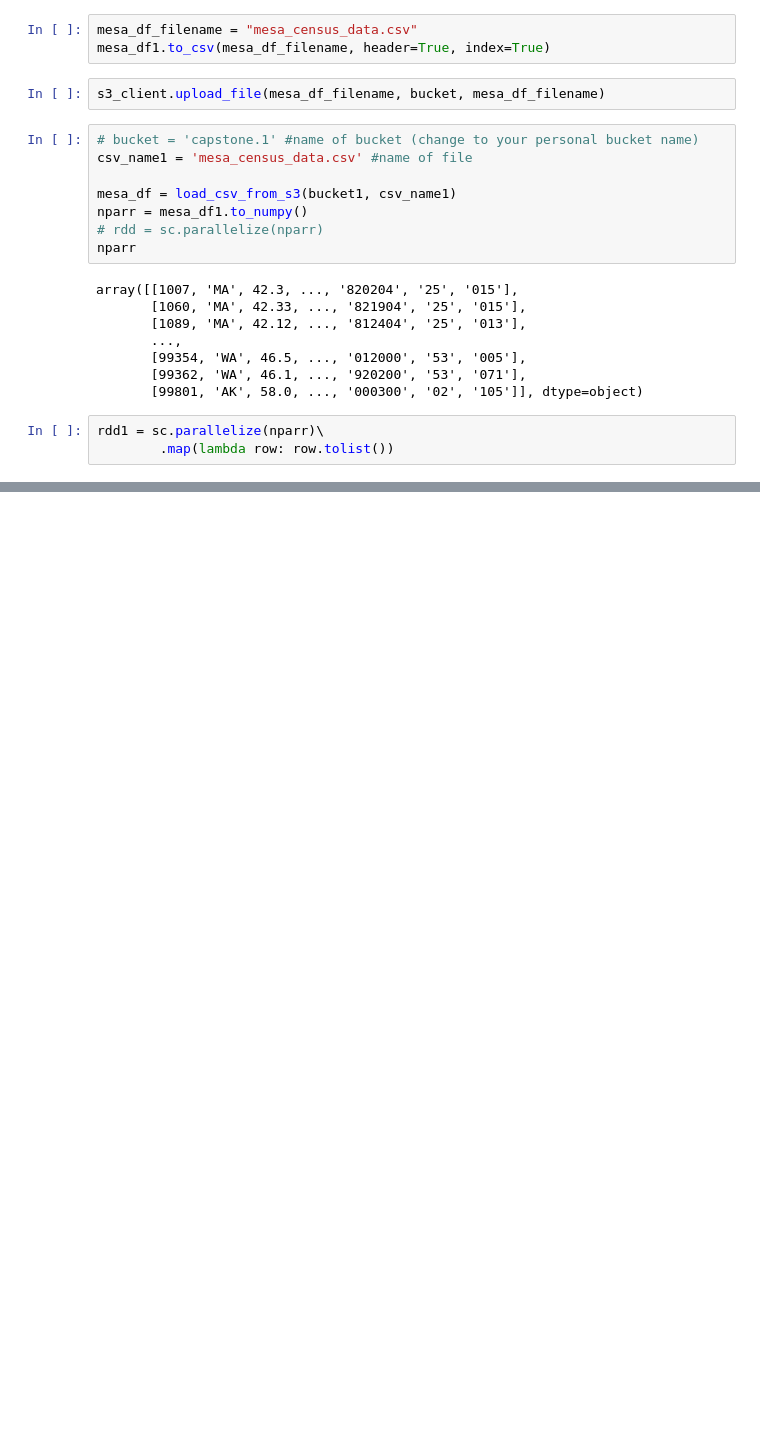
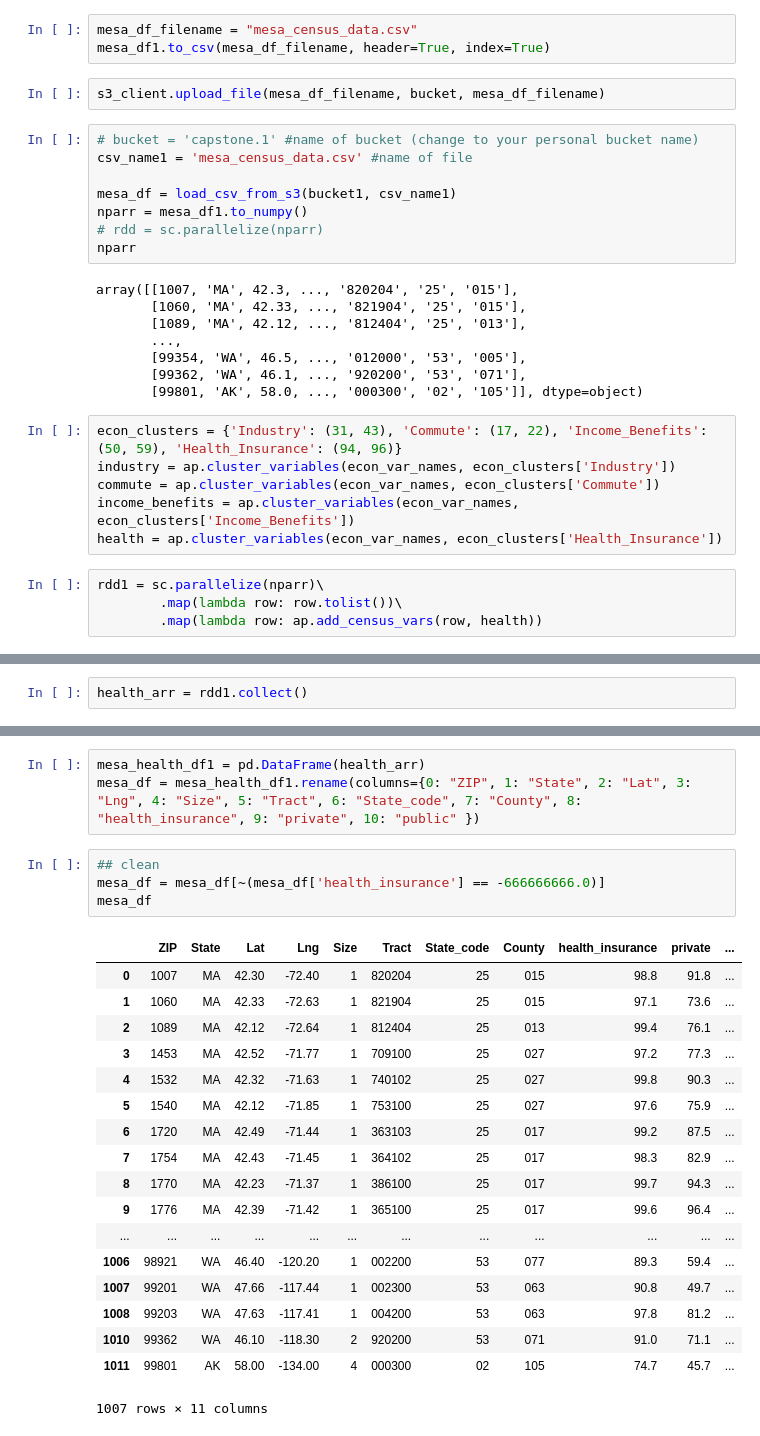
Before and after one commit to reiffd7/rec.gov_demographic_analysis, a Jupyter notebook: mesa_api.ipynb, the cells around one changed output, grey strips where cells are left out. Drawn from its saved outputs; the diff is of its cells as text; blank space fills up the shorter version.

Commit message:
through health data

```diff
--- a/mesa_api.ipynb
+++ b/mesa_api.ipynb
@@ -170,6 +170,13 @@ array([[1007, 'MA', 42.3, ..., '820204', '25', '015'],
        [99354, 'WA', 46.5, ..., '012000', '53', '005'],
        [99362, 'WA', 46.1, ..., '920200', '53', '071'],
        [99801, 'AK', 58.0, ..., '000300', '02', '105']], dtype=object)
+# %%
+econ_clusters = {'Industry': (31, 43), 'Commute': (17, 22), 'Income_Benefits': (50, 59), 'Health_Insurance': (94, 96)}
+industry = ap.cluster_variables(econ_var_names, econ_clusters['Industry'])
+commute = ap.cluster_variables(econ_var_names, econ_clusters['Commute'])
+income_benefits = ap.cluster_variables(econ_var_names, econ_clusters['Income_Benefits'])
+health = ap.cluster_variables(econ_var_names, econ_clusters['Health_Insurance'])
 # %%
 rdd1 = sc.parallelize(nparr)\
-        .map(lambda row: row.tolist())
+        .map(lambda row: row.tolist())\
+        .map(lambda row: ap.add_census_vars(row, health))
@@ -181,0 +183,2 @@ rdd1.take(3)
+# %%
+health_arr = rdd1.collect()
@@ -181,0 +198,26 @@ rdd1.take(3)
+# %%
+mesa_health_df1 = pd.DataFrame(health_arr)
+mesa_df = mesa_health_df1.rename(columns={0: "ZIP", 1: "State", 2: "Lat", 3: "Lng", 4: "Size", 5: "Tract", 6: "State_code", 7: "County", 8: "health_insurance", 9: "private", 10: "public" })
+# %%
+## clean
+mesa_df = mesa_df[~(mesa_df['health_insurance'] == -666666666.0)]
+mesa_df
+# %% [output]
+|  | ZIP | State | Lat | Lng | Size | Tract | State_code | County | health_insurance | private | ... |
+| 0 | 1007 | MA | 42.30 | -72.40 | 1 | 820204 | 25 | 015 | 98.8 | 91.8 | ... |
+| 1 | 1060 | MA | 42.33 | -72.63 | 1 | 821904 | 25 | 015 | 97.1 | 73.6 | ... |
+| 2 | 1089 | MA | 42.12 | -72.64 | 1 | 812404 | 25 | 013 | 99.4 | 76.1 | ... |
+| 3 | 1453 | MA | 42.52 | -71.77 | 1 | 709100 | 25 | 027 | 97.2 | 77.3 | ... |
+| 4 | 1532 | MA | 42.32 | -71.63 | 1 | 740102 | 25 | 027 | 99.8 | 90.3 | ... |
+| 5 | 1540 | MA | 42.12 | -71.85 | 1 | 753100 | 25 | 027 | 97.6 | 75.9 | ... |
+| 6 | 1720 | MA | 42.49 | -71.44 | 1 | 363103 | 25 | 017 | 99.2 | 87.5 | ... |
+| 7 | 1754 | MA | 42.43 | -71.45 | 1 | 364102 | 25 | 017 | 98.3 | 82.9 | ... |
+| 8 | 1770 | MA | 42.23 | -71.37 | 1 | 386100 | 25 | 017 | 99.7 | 94.3 | ... |
+| 9 | 1776 | MA | 42.39 | -71.42 | 1 | 365100 | 25 | 017 | 99.6 | 96.4 | ... |
+| ... | ... | ... | ... | ... | ... | ... | ... | ... | ... | ... | ... |
+| 1006 | 98921 | WA | 46.40 | -120.20 | 1 | 002200 | 53 | 077 | 89.3 | 59.4 | ... |
+| 1007 | 99201 | WA | 47.66 | -117.44 | 1 | 002300 | 53 | 063 | 90.8 | 49.7 | ... |
+| 1008 | 99203 | WA | 47.63 | -117.41 | 1 | 004200 | 53 | 063 | 97.8 | 81.2 | ... |
+| 1010 | 99362 | WA | 46.10 | -118.30 | 2 | 920200 | 53 | 071 | 91.0 | 71.1 | ... |
+| 1011 | 99801 | AK | 58.00 | -134.00 | 4 | 000300 | 02 | 105 | 74.7 | 45.7 | ... |
+1007 rows × 11 columns
```
Also changed, not shown: parts of 7 cells of this notebook, 2 other files.
